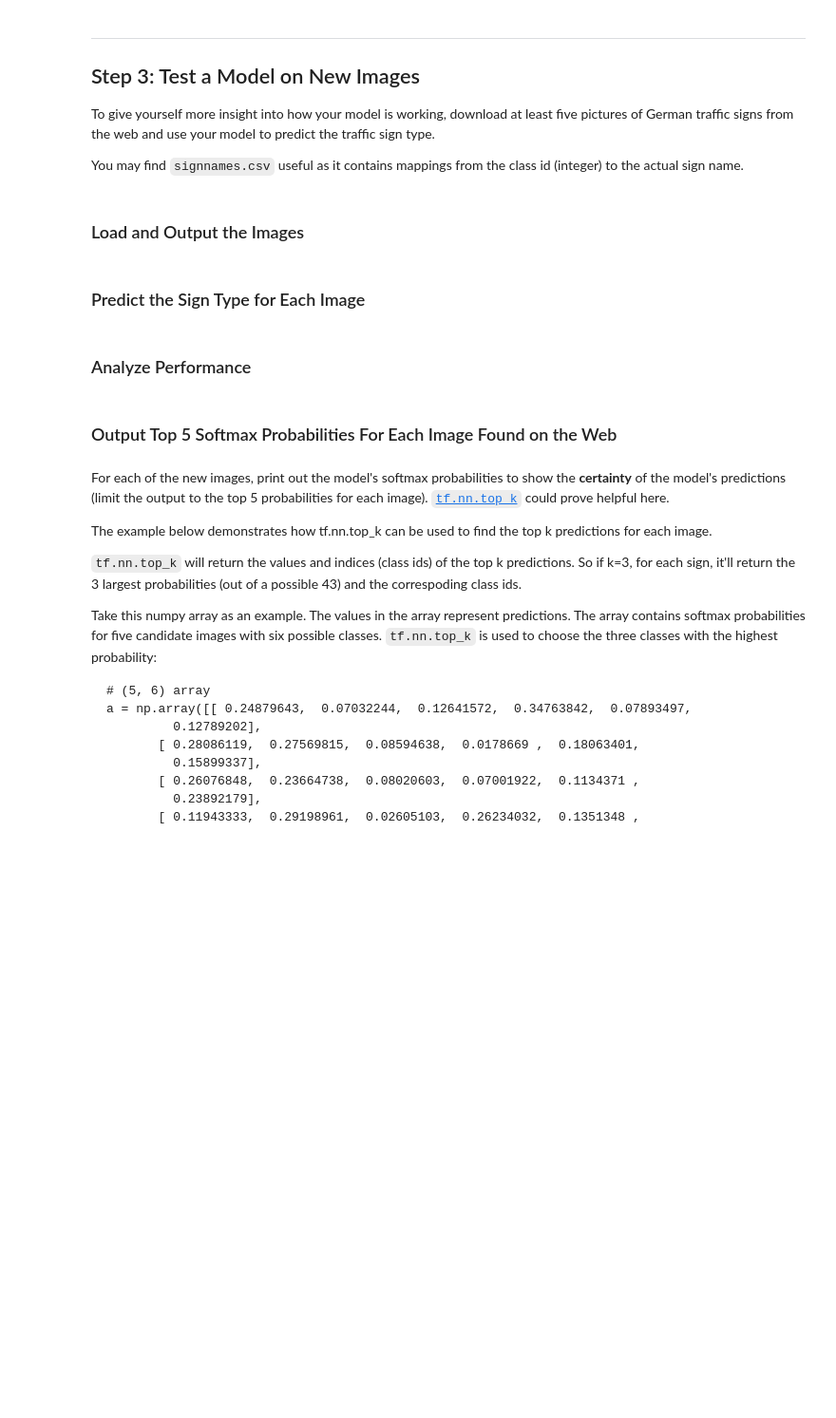
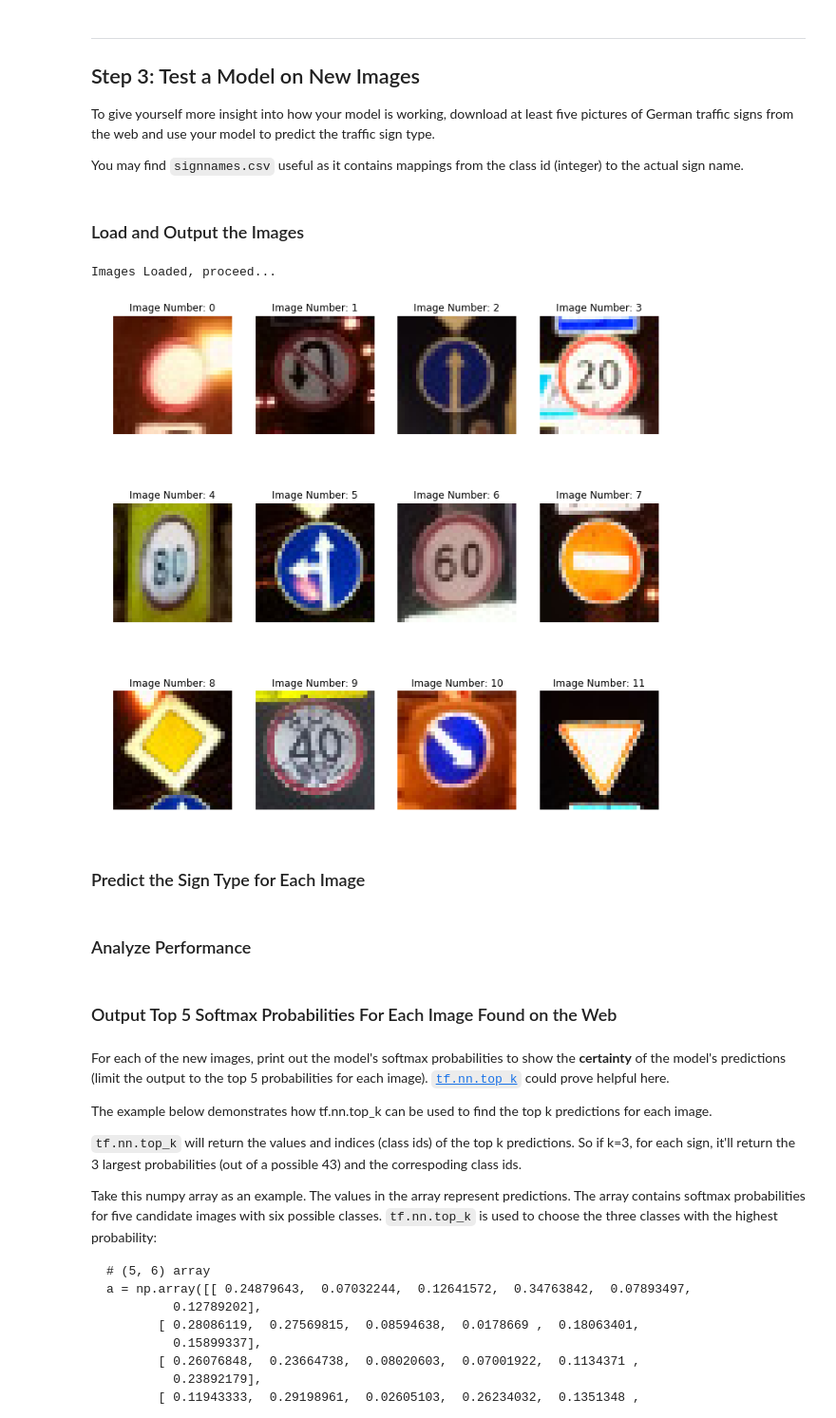
Before and after one commit to ChristianSAW/Traffic-Sign-Classifier, a Jupyter notebook: Traffic_Sign_Classifier.ipynb, the cells around one changed output. Shown at 95% size. Cells and saved outputs as stored; diff of their text form; code cells hidden in the pictures; blank space fills up the shorter version.

```diff
--- a/Traffic_Sign_Classifier.ipynb
+++ b/Traffic_Sign_Classifier.ipynb
@@ -1283,7 +1283,7 @@ if use_Model1:
 
 ### Model 2 ###
 elif use_Model2:
-    logits, W_conv0, W_conv1, W_conv2, W_conv3, W_fc1, W_fc2, W_fc3 = model2(x,keep_prob)
+    logits, W_conv0, W_conv1, W_conv2, W_conv3, W_fc1, W_fc2, W_fc3 = model2(x)
 
     regularizers = (tf.nn.l2_loss(W_conv0)
                    + tf.nn.l2_loss(W_conv1)
@@ -1295,7 +1295,7 @@ elif use_Model2:
 
 ### Model 3 ###
 elif use_Model3:
-    logits, W_conv0, W_conv1, W_conv2, W_conv3, W_conv4, W_conv5, W_conv6, W_fc1, W_fc2, W_fc3, W_fc4 = model3(x,keep_prob)
+    logits, W_conv0, W_conv1, W_conv2, W_conv3, W_conv4, W_conv5, W_conv6, W_fc1, W_fc2, W_fc3, W_fc4 = model3(x)
 
     regularizers = (tf.nn.l2_loss(W_conv0)
                    + tf.nn.l2_loss(W_conv1) + tf.nn.l2_loss(W_conv2)
@@ -1340,7 +1340,7 @@ def evaluate(X_data, y_data):
     sess = tf.get_default_session()
     for offset in range(0, num_examples, BATCH_SIZE):
         batch_x, batch_y = X_data[offset:offset+BATCH_SIZE], y_data[offset:offset+BATCH_SIZE]
-        accuracy = sess.run(accuracy_operation, feed_dict={x: batch_x, y: batch_y})
+        accuracy = sess.run(accuracy_operation, feed_dict={x: batch_x, y: batch_y, keep_prob: 1.0})
         total_accuracy += (accuracy * len(batch_x))
     return total_accuracy / num_examples
 # %% [markdown]
@@ -1401,10 +1401,10 @@ with tf.Session() as sess:
 
             if const_rate:
                 ## For constant rate ##
-                sess.run(training_operation, feed_dict={x: batch_x, y: batch_y})
+                sess.run(training_operation, feed_dict={x: batch_x, y: batch_y, keep_prob: keep_pr_val})
             else:
                 ## For variable rate ##
-                sess.run(training_operation, feed_dict={x: batch_x, y: batch_y, rate_var: rate})
+                sess.run(training_operation, feed_dict={x: batch_x, y: batch_y, keep_prob: keep_pr_val, rate_var: rate})
 
         validation_accuracy = evaluate(X_valid_processed, y_valid_processed)
 
@@ -1427,7 +1427,7 @@ with tf.Session() as sess:
             best_valid = validation_accuracy
 
             # Save model of current best accuracy
-            saver.save(sess, './Saved_Models/model_2_config_2h')
+            saver.save(sess, './Saved_Models/model_2_config_2e2')
             print("Model saved")
 
         print()
@@ -1490,0 +1544,57 @@ You may find `signnames.csv` useful as it contains mappings from the class id (i
+# %%
+### *NOTES:
+# 1) Images from new_images are pulled from Nikolas Ent, https://github.com/NikolasEnt/Traffic-Sign-Classifier
+# 2) Imported signnames.csv earlier as 'snData'
+# 3) access lable  name with: snData.at[<label#>,'SignName'], e.g. snData.at[14,'SignName'] -> "Stop"
+
+import csv
+import glob
+from textwrap import wrap
+from textwrap import fill
+
+### Load the images and plot them here.
+new_img_paths = [img_path for img_path in glob.glob("./new_images/*")]
+X_new_img=np.uint8(np.zeros((12,32,32,3)))
+for i, imp in enumerate(new_img_paths):
+    img=cv2.imread(imp, cv2.IMREAD_COLOR)
+    b,g,r = cv2.split(img)
+    img = cv2.merge([r,g,b])
+    X_new_img[i]=img
+
+print('Images Loaded, proceed...')
+# %% [output]
+Images Loaded, proceed...
+# %%
+def plotImg(X_data,width,height,subx,suby):
+    plt.figure(figsize=(width, height))
+    for i in range(len(X_data)):
+        plt.subplot(subx, suby, i+1)
+        plt.imshow(X_data[i])
+        plt.title('Image Number: ' + str(i))
+        plt.axis('off')
+    plt.show()
+
+def plotImg2(X_data, y_label, snData, width, height, subx, suby, wrapW = 0):
+    if (wrapW == 0):
+        wrapW = math.floor(width/suby)
+
+    plt.figure(figsize=(width, height))
+    for i in range(len(X_data)):
+        plt.subplot(subx, suby, i+1)
+        plt.imshow(X_data[i])
+        plt.title(fill(snData.at[y_label[i],'SignName'],wrapW))
+        plt.axis('off')
+
+        # Plot image Number
+        plt.text(2,4,str(i), color='k',backgroundcolor='m')
+        plt.axis('off')
+
+    plt.show()
+# %%
+# Plot Images
+width, height = 12, 12
+subx, suby = 3, 4
+
+plotImg(X_new_img, width, height, subx, suby)
+# %% [output]
+[figure, added]
```
Also changed, not shown: parts of 22 cells of this notebook.
